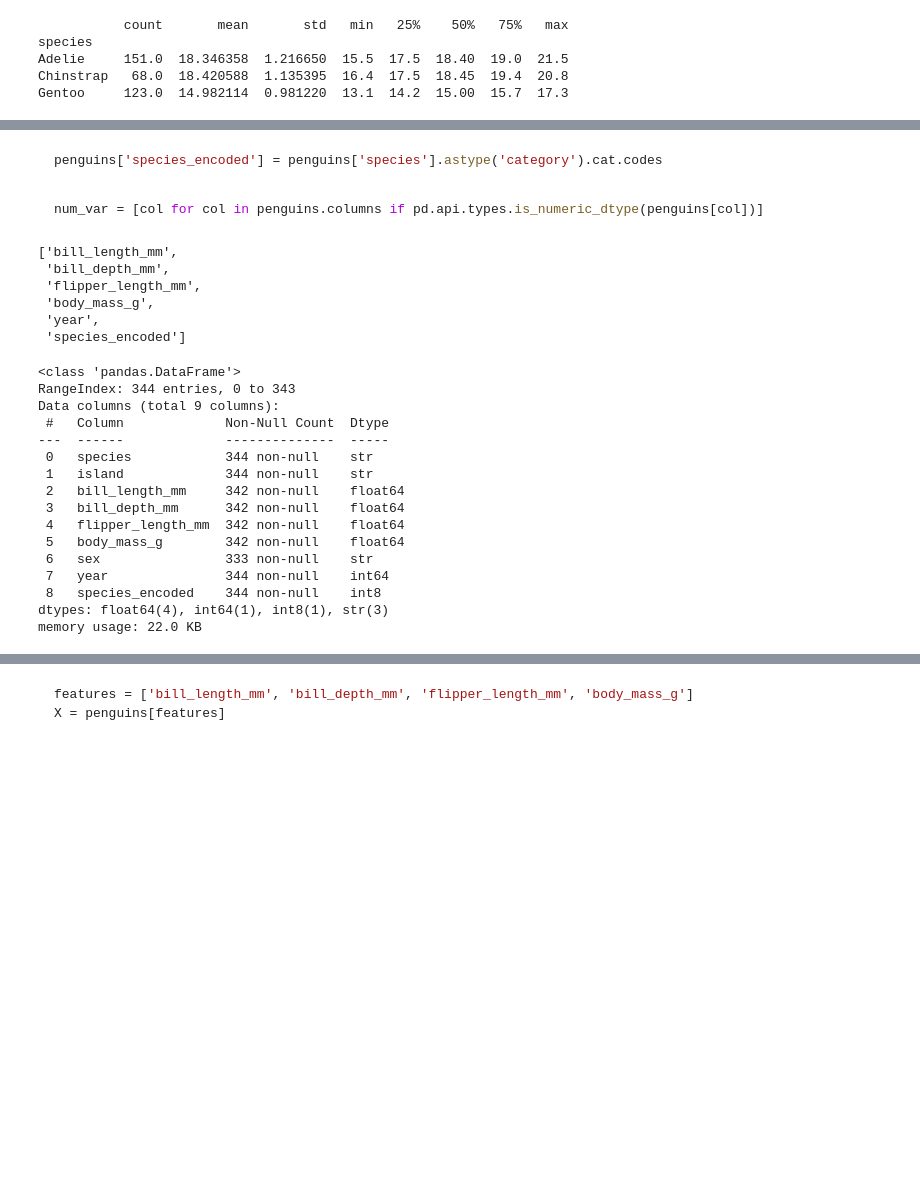
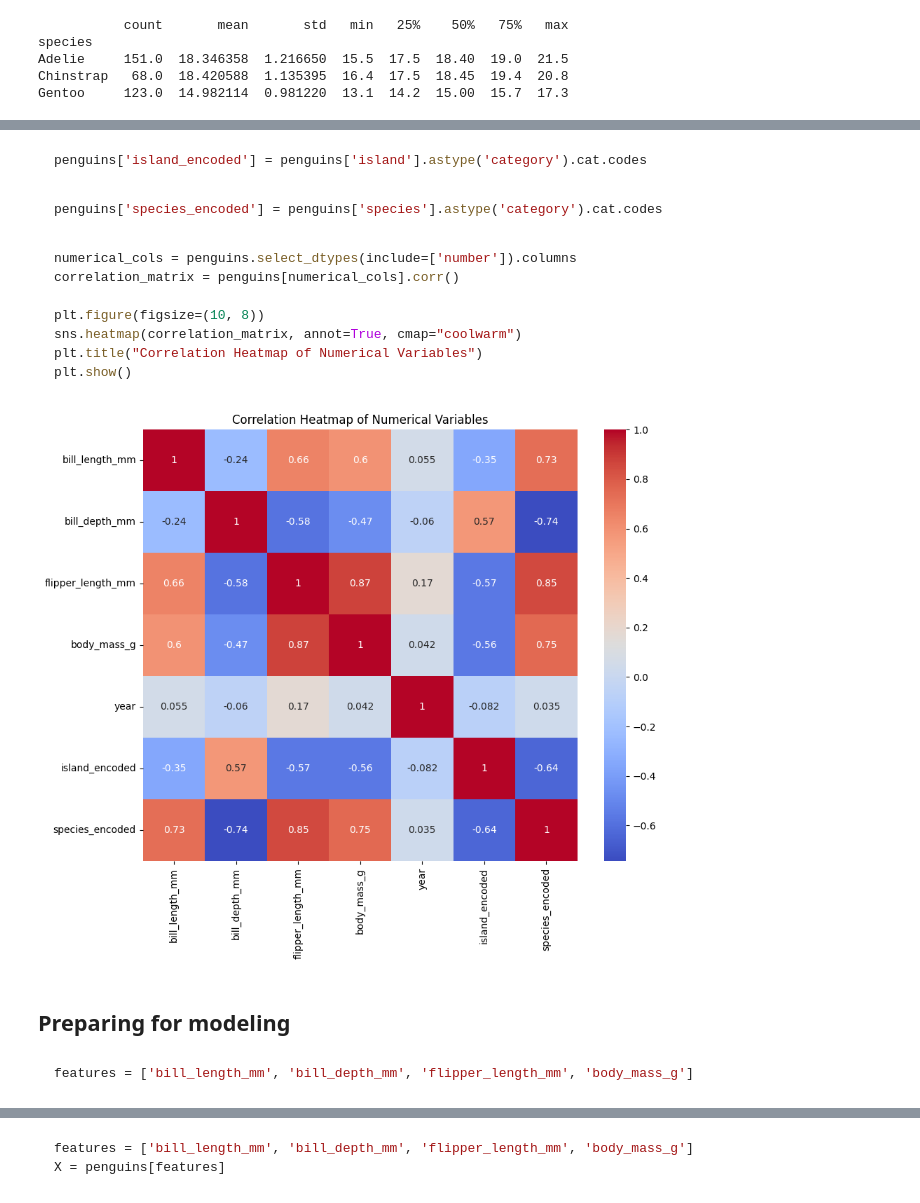
Before and after one commit to omalleymatt/Palmer-Penguins, a Jupyter notebook: notebooks/llm_eda.ipynb, the cells around one changed output, grey strips where cells are left out. Cells and saved outputs as stored; diff of their text form; code cells hidden in the pictures; blank space fills up the shorter version.

````diff
--- a/notebooks/llm_eda.ipynb
+++ b/notebooks/llm_eda.ipynb
@@ -188,40 +200,35 @@ plt.show()
+# %%
+q('create a new column called island_encoded by encoding the island column')
+# %% [output]
+```python
+penguins['island_encoded'] = penguins['island'].astype('category').cat.codes
+```
 # %%
 q('create a new column called species_encoded by encoding the species column')
 # %% [output]
 ```python
 penguins['species_encoded'] = penguins['species'].astype('category').cat.codes
 ```
+# %%
+q('heatmap of all numerical variables. not all variables are numerical. deal with this before creating heatmap')
+# %% [output]
+```python
+numerical_cols = penguins.select_dtypes(include=['number']).columns
+correlation_matrix = penguins[numerical_cols].corr()
+
+plt.figure(figsize=(10, 8))
+sns.heatmap(correlation_matrix, annot=True, cmap="coolwarm")
+plt.title("Correlation Heatmap of Numerical Variables")
+plt.show()
+```
+[figure, added]
+# %% [markdown]
+## Preparing for modeling
 # %%
-q('create a variable called num_var that is a list of the names of the numerical columns')
+# Creating list of features
+
+q('create a variable called features that is a list of all numerical variables except year and species_encoded')
 # %% [output]
 ```python
-num_var = [col for col in penguins.columns if pd.api.types.is_numeric_dtype(penguins[col])]
+features = ['bill_length_mm', 'bill_depth_mm', 'flipper_length_mm', 'body_mass_g']
 ```
-# %%
-num_var
-# %% [output]
-['bill_length_mm',
- 'bill_depth_mm',
- 'flipper_length_mm',
- 'body_mass_g',
- 'year',
- 'species_encoded']
-# %%
-penguins.info()
-# %% [output]
-<class 'pandas.DataFrame'>
-RangeIndex: 344 entries, 0 to 343
-Data columns (total 9 columns):
- #   Column             Non-Null Count  Dtype
----  ------             --------------  -----
- 0   species            344 non-null    str
- 1   island             344 non-null    str
- 2   bill_length_mm     342 non-null    float64
- 3   bill_depth_mm      342 non-null    float64
- 4   flipper_length_mm  342 non-null    float64
- 5   body_mass_g        342 non-null    float64
- 6   sex                333 non-null    str
- 7   year               344 non-null    int64
- 8   species_encoded    344 non-null    int8
-dtypes: float64(4), int64(1), int8(1), str(3)
-memory usage: 22.0 KB
````
Also changed, not shown: parts of 22 cells of this notebook, 1 other file.
